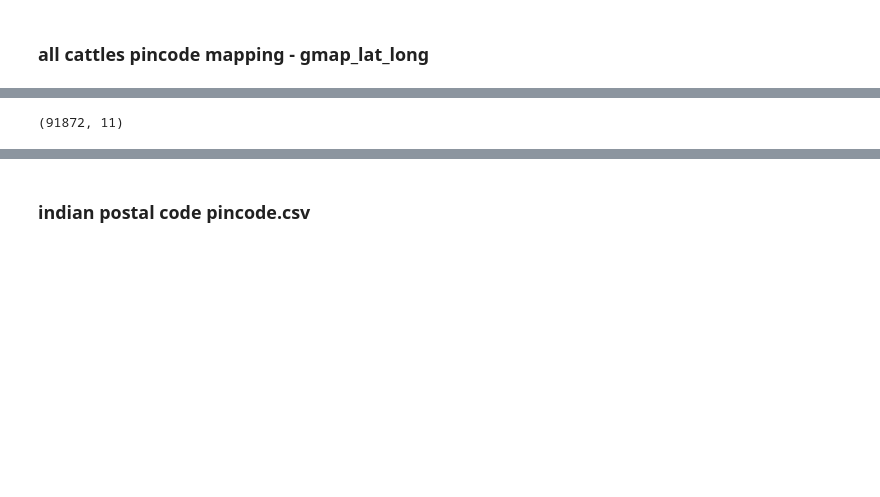
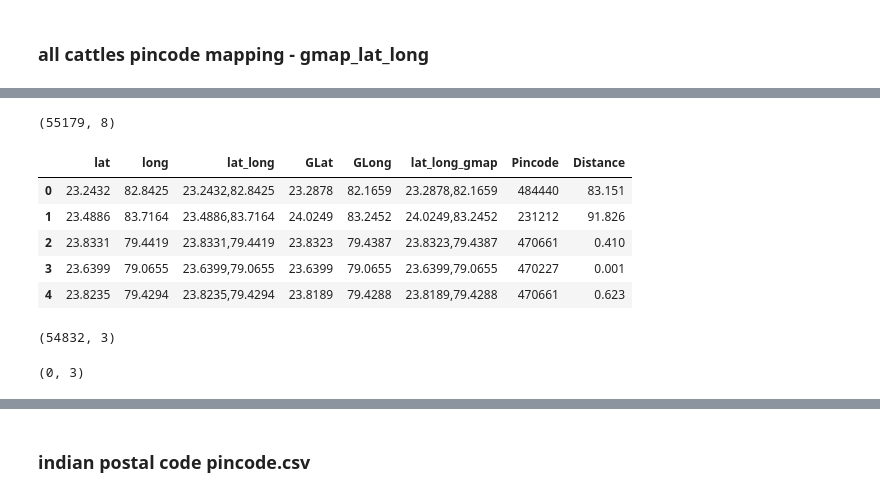
Before and after one commit to naman-mp360/google_cloud_storage-competitor_1_marketplace_pipeline, a Jupyter notebook: competitor_1-pipeline/movement_analysis.ipynb, the cells around one changed output, grey strips where cells are left out. Cells and saved outputs as stored; diff of their text form; code cells hidden in the pictures; blank space fills up the shorter version.

```diff
--- a/competitor_1-pipeline/movement_analysis.ipynb
+++ b/competitor_1-pipeline/movement_analysis.ipynb
@@ -371,4 +367,17 @@ gmap_mapping_result = pd.concat([gmap_lat_long_mapping_df,tbd_df[col_names]],axi
-# %%
-gmap_lat_long_mapping_df.shape
-# %% [output]
-(91872, 11)
+# %%
+gmap_lat_long_mapping_df.shape
+# %% [output]
+(55179, 8)
+# %%
+gmap_lat_long_mapping_df.head()
+# %% [output]
+|  | lat | long | lat_long | GLat | GLong | lat_long_gmap | Pincode | Distance |
+| 0 | 23.2432 | 82.8425 | 23.2432,82.8425 | 23.2878 | 82.1659 | 23.2878,82.1659 | 484440 | 83.151 |
+| 1 | 23.4886 | 83.7164 | 23.4886,83.7164 | 24.0249 | 83.2452 | 24.0249,83.2452 | 231212 | 91.826 |
+| 2 | 23.8331 | 79.4419 | 23.8331,79.4419 | 23.8323 | 79.4387 | 23.8323,79.4387 | 470661 | 0.410 |
+| 3 | 23.6399 | 79.0655 | 23.6399,79.0655 | 23.6399 | 79.0655 | 23.6399,79.0655 | 470227 | 0.001 |
+| 4 | 23.8235 | 79.4294 | 23.8235,79.4294 | 23.8189 | 79.4288 | 23.8189,79.4288 | 470661 | 0.623 |
+# %%
+unique_lat_long_df.shape
+# %% [output]
+(54832, 3)
@@ -374,0 +387,4 @@ gmap_lat_long_mapping_df.shape
+# %%
+tbd_df.shape
+# %% [output]
+(0, 3)
```
Also changed, not shown: parts of 90 cells of this notebook, 16 other files.
